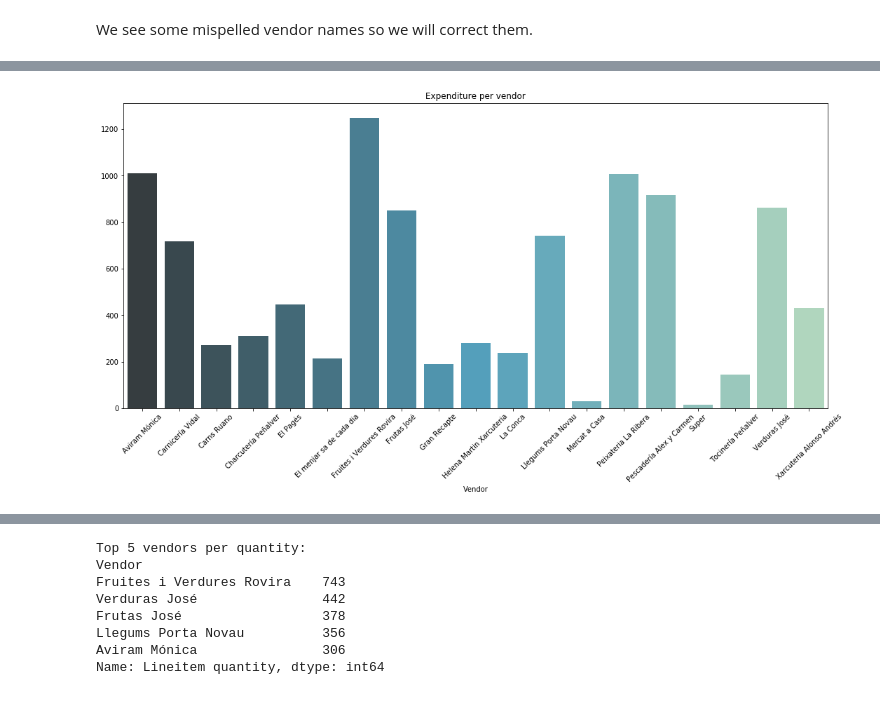
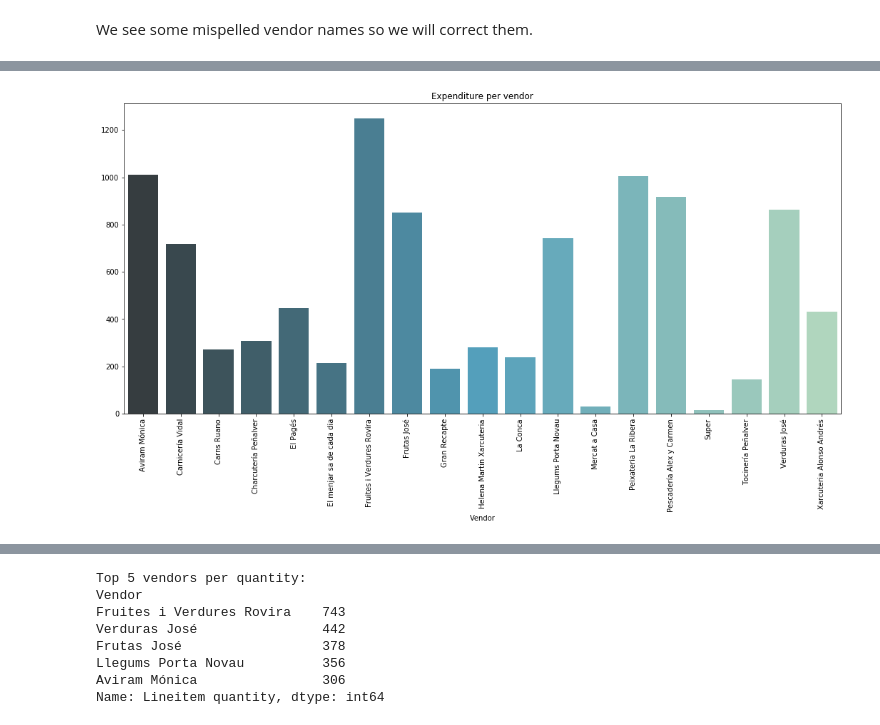
Before and after one commit to adriaferrer/Vimet, a Jupyter notebook: 02. Descriptive statistics/Descriptive_stats_items.ipynb, the cells around one changed output, grey strips where cells are left out. Saved outputs shown, nothing was run; the diff lists cells and outputs as text; code cells hidden in the pictures.

```diff
--- a/02. Descriptive statistics/Descriptive_stats_items.ipynb
+++ b/02. Descriptive statistics/Descriptive_stats_items.ipynb
@@ -213,11 +229,11 @@ plt.show()
 # %%
 plt.figure(figsize=(18,8))
 plt.title("Expenditure per vendor")
 
 sns.barplot(x =items.groupby('Vendor').sum()['Lineitem price'].index, y=list(items.groupby('Vendor').sum()['Lineitem price']), palette='GnBu_d')
-plt.xticks(rotation=45)
+plt.xticks(rotation=90)
 
 plt.show()
 # %% [output]
-[figure, old version]
+[figure, new version]
 # %% [markdown]
```
Also changed, not shown: parts of 9 cells of this notebook, 2 other files.
